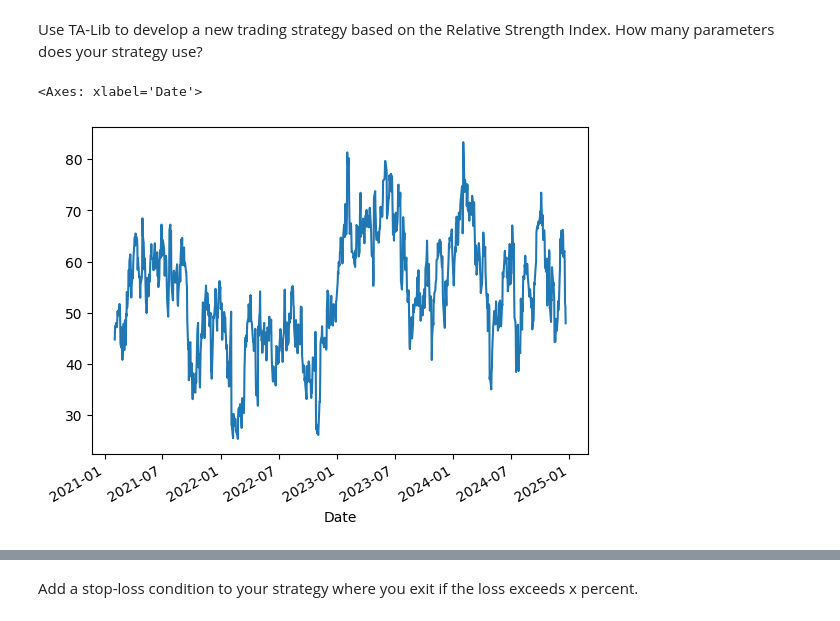
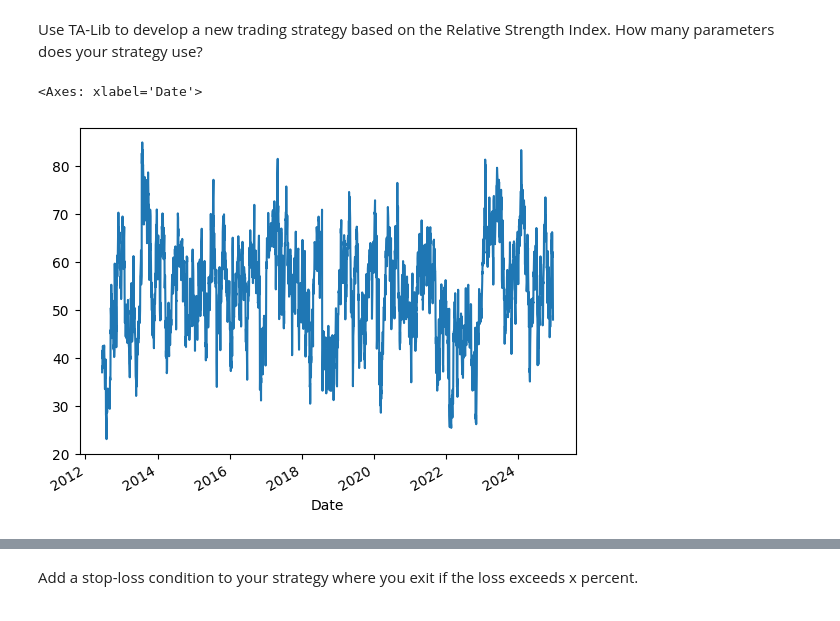
Before and after one commit to eliird/quantopian, a Jupyter notebook: essentials/B101_Basics_Exercises_Without_Solutions.ipynb, the cells around one changed output, grey strips where cells are left out. Drawn from its saved outputs; the diff is of its cells as text; code cells hidden in the pictures.

```diff
--- a/essentials/B101_Basics_Exercises_Without_Solutions.ipynb
+++ b/essentials/B101_Basics_Exercises_Without_Solutions.ipynb
@@ -129,11 +136,11 @@ analytics(dates, pnls, unrlzd_dates, unrlzd)
 # %% [markdown]
 Use TA-Lib to develop a new trading strategy based on the Relative Strength Index. How many parameters does your strategy use?
 # %%
-rsi = talib.RSI(fb.iloc[-1000:], 20)
+rsi = talib.RSI(fb, 20)
 rsi.plot()
 # %% [output]
 <Axes: xlabel='Date'>
-[figure, old version]
+[figure, new version]
 # %%
 entry = None
 pnl = None
```
Also changed, not shown: parts of 4 cells of this notebook.
